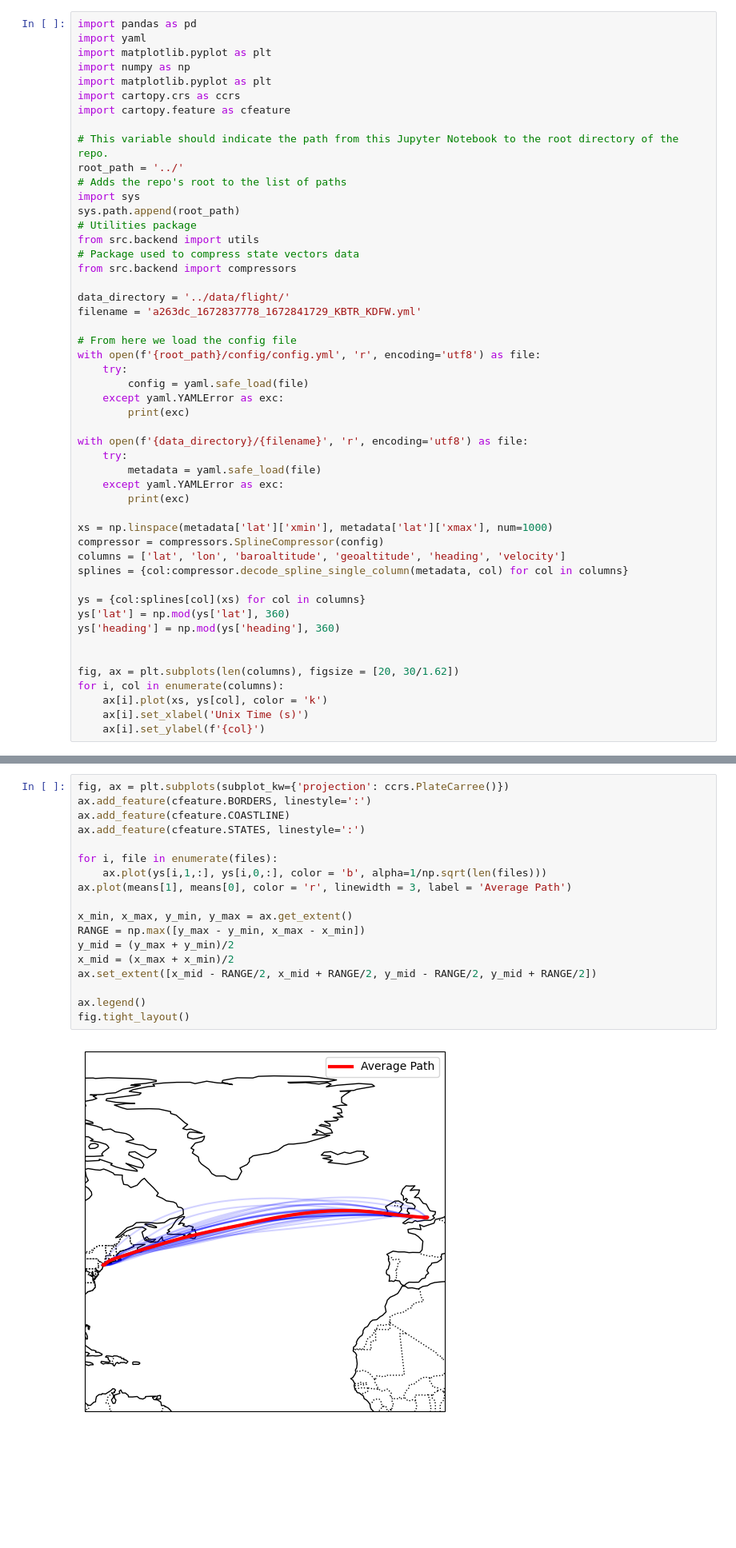
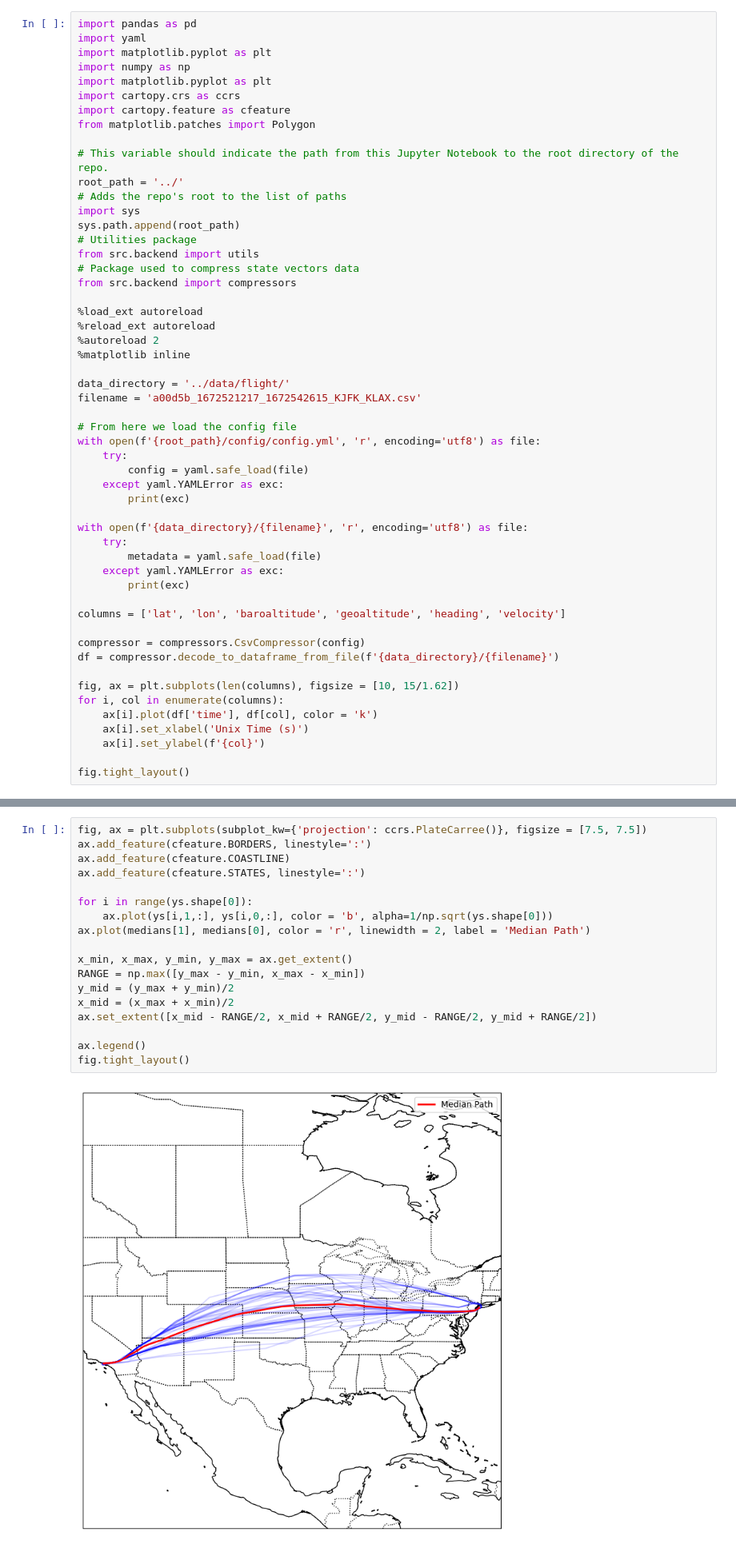
Before and after one commit to Flight-Path-Analysis/FlightPathAnalysis, a Jupyter notebook: prototyping/prototyping.ipynb, the cells around one changed output, grey strips where cells are left out. Shown at 80% size. Cells and saved outputs as stored; diff of their text form; blank space fills up the shorter version.

Commit message:
feature: Added and complete csv compressor. Added features to config.yml. Added more examples to prototyping.

```diff
--- a/prototyping/prototyping.ipynb
+++ b/prototyping/prototyping.ipynb
@@ -363,6 +398,7 @@ import numpy as np
 import matplotlib.pyplot as plt
 import cartopy.crs as ccrs
 import cartopy.feature as cfeature
+from matplotlib.patches import Polygon
 
 # This variable should indicate the path from this Jupyter Notebook to the root directory of the repo.
 root_path = '../'
@@ -374,8 +410,13 @@ from src.backend import utils
 # Package used to compress state vectors data
 from src.backend import compressors
 
+%load_ext autoreload
+%reload_ext autoreload
+%autoreload 2
+%matplotlib inline
+
 data_directory = '../data/flight/'
-filename = 'a263dc_1672837778_1672841729_KBTR_KDFW.yml'
+filename = 'a00d5b_1672521217_1672542615_KJFK_KLAX.csv'
 
 # From here we load the config file
 with open(f'{root_path}/config/config.yml', 'r', encoding='utf8') as file:
@@ -390,19 +431,16 @@ with open(f'{data_directory}/{filename}', 'r', encoding='utf8') as file:
     except yaml.YAMLError as exc:
         print(exc)
 
-xs = np.linspace(metadata['lat']['xmin'], metadata['lat']['xmax'], num=1000)
-compressor = compressors.SplineCompressor(config)
 columns = ['lat', 'lon', 'baroaltitude', 'geoaltitude', 'heading', 'velocity']
-splines = {col:compressor.decode_spline_single_column(metadata, col) for col in columns}
 
-ys = {col:splines[col](xs) for col in columns}
-ys['lat'] = np.mod(ys['lat'], 360)
-ys['heading'] = np.mod(ys['heading'], 360)
+compressor = compressors.CsvCompressor(config)
+df = compressor.decode_to_dataframe_from_file(f'{data_directory}/{filename}')
 
-
-fig, ax = plt.subplots(len(columns), figsize = [20, 30/1.62])
+fig, ax = plt.subplots(len(columns), figsize = [10, 15/1.62])
 for i, col in enumerate(columns):
-    ax[i].plot(xs, ys[col], color = 'k')
+    ax[i].plot(df['time'], df[col], color = 'k')
     ax[i].set_xlabel('Unix Time (s)')
     ax[i].set_ylabel(f'{col}')
+
+fig.tight_layout()
 # %% [output]
@@ -471,20 +526,20 @@ fig.tight_layout()
 # %%
-fig, ax = plt.subplots(subplot_kw={'projection': ccrs.PlateCarree()})
+fig, ax = plt.subplots(subplot_kw={'projection': ccrs.PlateCarree()}, figsize = [7.5, 7.5])
 ax.add_feature(cfeature.BORDERS, linestyle=':')
 ax.add_feature(cfeature.COASTLINE)
 ax.add_feature(cfeature.STATES, linestyle=':')
 
-for i, file in enumerate(files):
-    ax.plot(ys[i,1,:], ys[i,0,:], color = 'b', alpha=1/np.sqrt(len(files)))
-ax.plot(means[1], means[0], color = 'r', linewidth = 3, label = 'Average Path')
+for i in range(ys.shape[0]):
+    ax.plot(ys[i,1,:], ys[i,0,:], color = 'b', alpha=1/np.sqrt(ys.shape[0]))
+ax.plot(medians[1], medians[0], color = 'r', linewidth = 2, label = 'Median Path')
 
 x_min, x_max, y_min, y_max = ax.get_extent()
 RANGE = np.max([y_max - y_min, x_max - x_min])
 y_mid = (y_max + y_min)/2
 x_mid = (x_max + x_min)/2
 ax.set_extent([x_mid - RANGE/2, x_mid + RANGE/2, y_mid - RANGE/2, y_mid + RANGE/2])
 
 ax.legend()
 fig.tight_layout()
 # %% [output]
-[figure, old version]
+[figure, new version]
```
Also changed, not shown: parts of 15 cells of this notebook, 5 other files.
